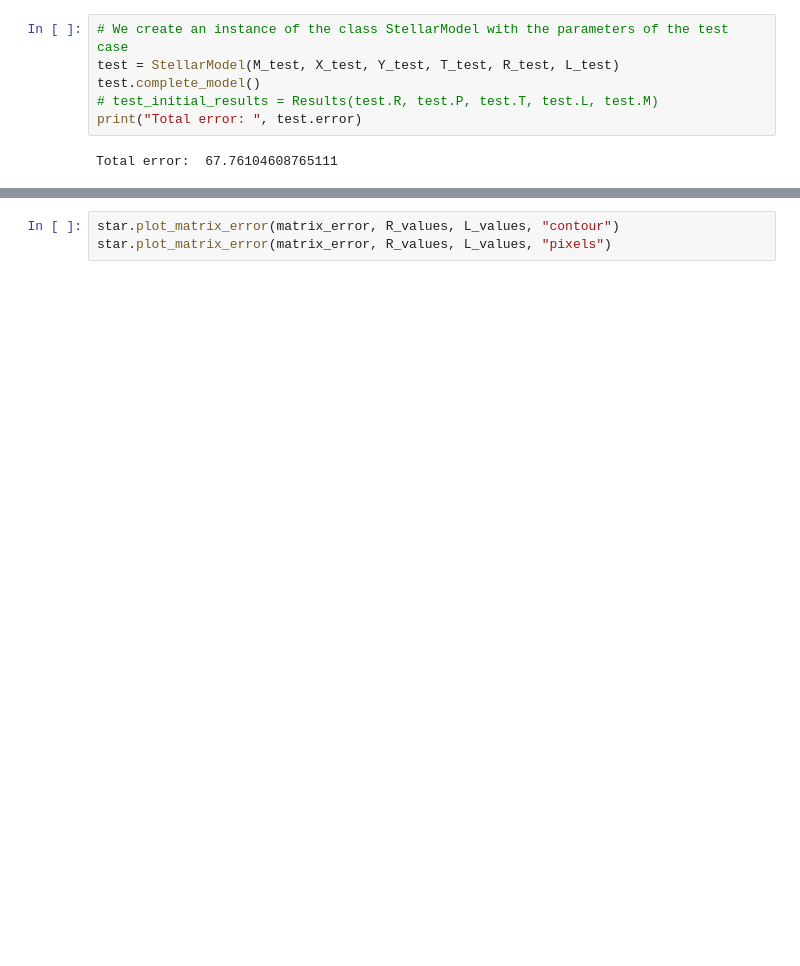
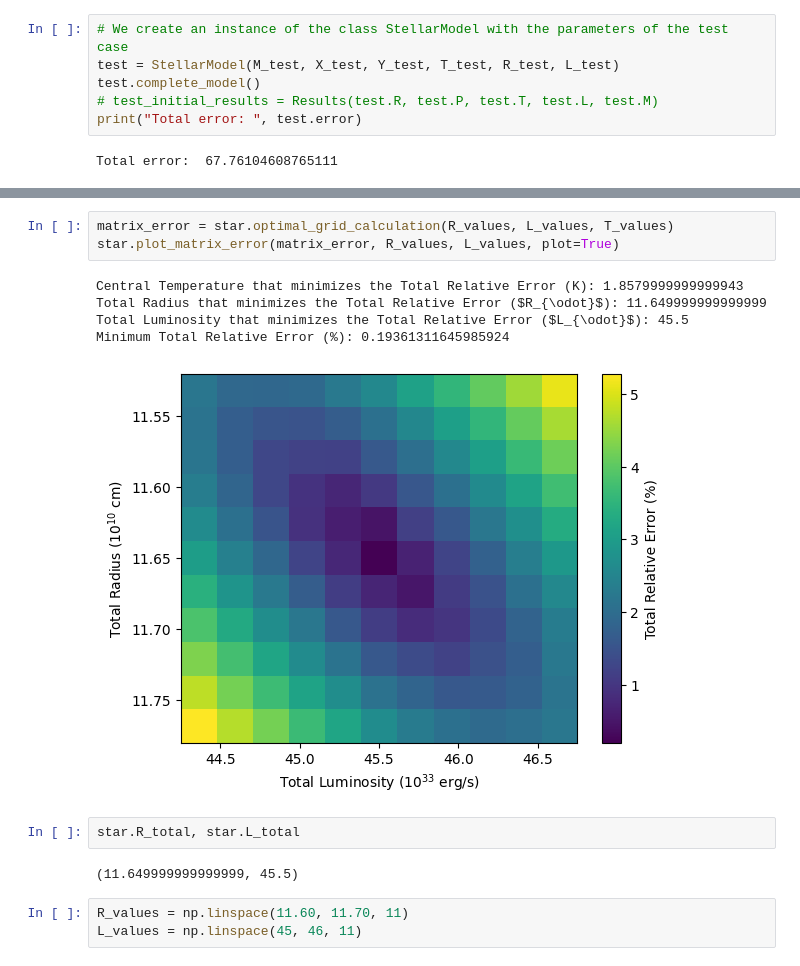
Before and after one commit to jcarreir/Stellar-interior-model, a Jupyter notebook: model.ipynb, the cells around one changed output, grey strips where cells are left out. Saved outputs shown, nothing was run; the diff lists cells and outputs as text; blank space fills up the shorter version.

```diff
--- a/model.ipynb
+++ b/model.ipynb
@@ -77,3 +140,16 @@ matrix_error = star.optimal_grid_calculation(R_fine, L_fine, T_values)
 # %%
-star.plot_matrix_error(matrix_error, R_values, L_values, "contour")
-star.plot_matrix_error(matrix_error, R_values, L_values, "pixels")
+matrix_error = star.optimal_grid_calculation(R_values, L_values, T_values)
+star.plot_matrix_error(matrix_error, R_values, L_values, plot=True)
+# %% [output]
+Central Temperature that minimizes the Total Relative Error (K): 1.8579999999999943
+Total Radius that minimizes the Total Relative Error ($R_{\odot}$): 11.649999999999999
+Total Luminosity that minimizes the Total Relative Error ($L_{\odot}$): 45.5
+Minimum Total Relative Error (%): 0.19361311645985924
+[figure, added]
+# %%
+star.R_total, star.L_total
+# %% [output]
+(11.649999999999999, 45.5)
+# %%
+R_values = np.linspace(11.60, 11.70, 11)
+L_values = np.linspace(45, 46, 11)
```
Also changed, not shown: parts of 27 cells of this notebook, 1 other file.
